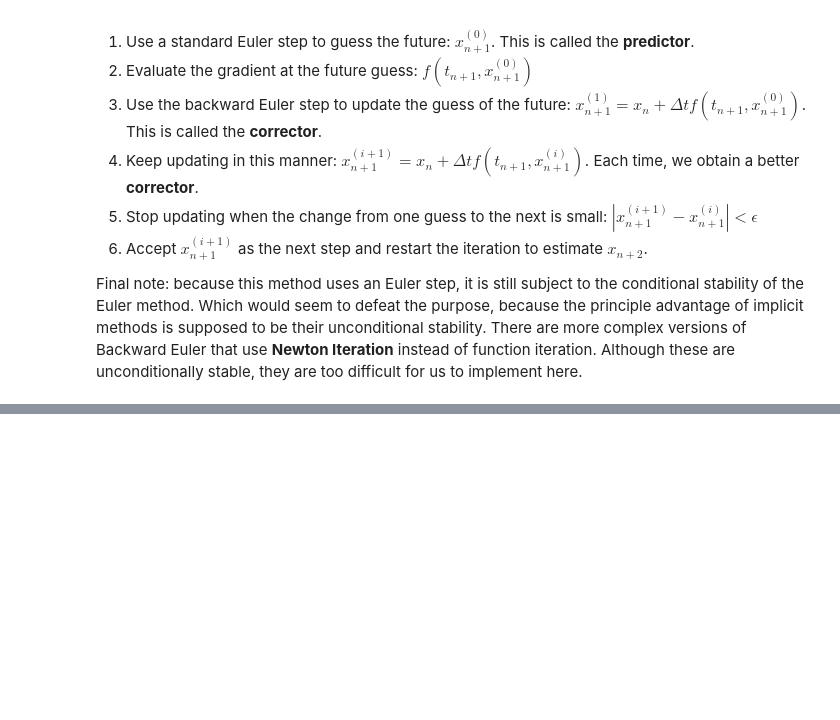
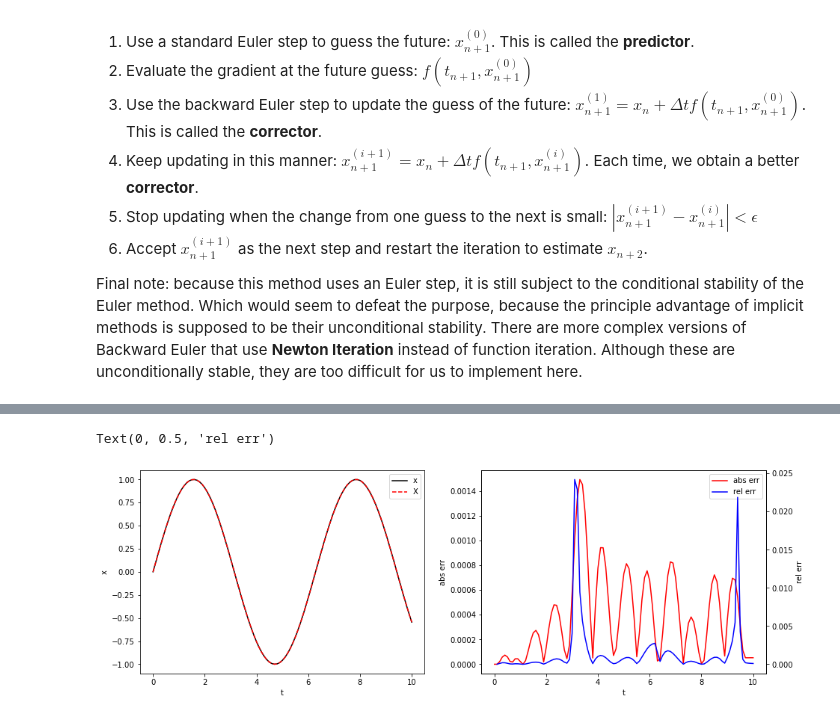
Before and after one commit to ddempsey/wells, a Jupyter notebook: ENCN304.ipynb, the cells around one changed output, grey strips where cells are left out. Cells and saved outputs as stored; diff of their text form; code cells hidden in the pictures; blank space fills up the shorter version.

Commit message:
examples for RK method

```diff
--- a/ENCN304.ipynb
+++ b/ENCN304.ipynb
@@ -461,0 +596,70 @@ dt = 0.2
+# %%
+import numpy as np
+
+# EXAMPLE 1
+# ---------
+# COMPLETE the derivative equation
+def f1(t,x):
+    return np.cos(t)
+
+# the analytical solution
+def X1(t):
+    return np.sin(t)
+
+# EXAMPLE X
+# ---------
+# ADD MORE EXAMPLES BELOW
+
+# the initial condition
+t0 = 0
+x0 = 0
+f = f1   # change this to f2, f3 as you add more derivative equations
+X = X1   # change this to X3 or None (if there is no solution)
+
+# time period to solve for
+tspan = [t0, 10]
+tv = np.linspace(*tspan, 101)  # *tspan is called "unpacking" a list, and is equivalent to tspan[0], tspan[1]
+
+# call the solve_ivp function
+from scipy.integrate import solve_ivp
+rtol = 1.e-4
+atol = 1.e-4
+out = solve_ivp(f, tspan, [x0,], method='RK45', t_eval=tv, rtol=rtol, atol=atol)   # <- what do all these arguments mean?
+
+# this command only for Jupyter, not Wing
+%matplotlib inline
+
+# plot approximate solution
+from matplotlib import pyplot as plt
+fig,(ax,ax2)=plt.subplots(1,2, figsize=(15,5))
+ax.plot(out.t, out.y[0,:], 'k-', label='x')
+
+# plot the error
+ax2_=ax2.twinx()
+if X is not None:
+    # analytical solution
+    Xv = X(out.t)
+else:
+    # if no analytical solution, solve again with smaller error tolerances, use this as analytical
+    out2 = solve_ivp(f, tspan, [x0,], method='RK45', t_eval=tv, rtol=rtol/100, atol=atol/100)
+    Xv = out2.y[0,:]
+
+# plot accurate solution
+ax.plot(out.t, X(out.t), 'r--', label='X')
+
+# plot errors
+ax2.plot(out.t, abs(out.y[0,:]-Xv), 'r-',label='abs err')
+ax2_.plot(out.t, abs(out.y[0,:]-Xv)/abs(Xv), 'b-')
+
+# make plots nice
+ax2.plot([], [], 'b-',label='rel err')
+ax.legend()
+ax2.legend()
+ax.set_xlabel('t')
+ax2.set_xlabel('t')
+ax.set_ylabel('x')
+ax2.set_ylabel('abs err')
+ax2_.set_ylabel('rel err')
+# %% [output]
+Text(0, 0.5, 'rel err')
+[figure, added]
```
Also changed, not shown: parts of 6 cells of this notebook.
